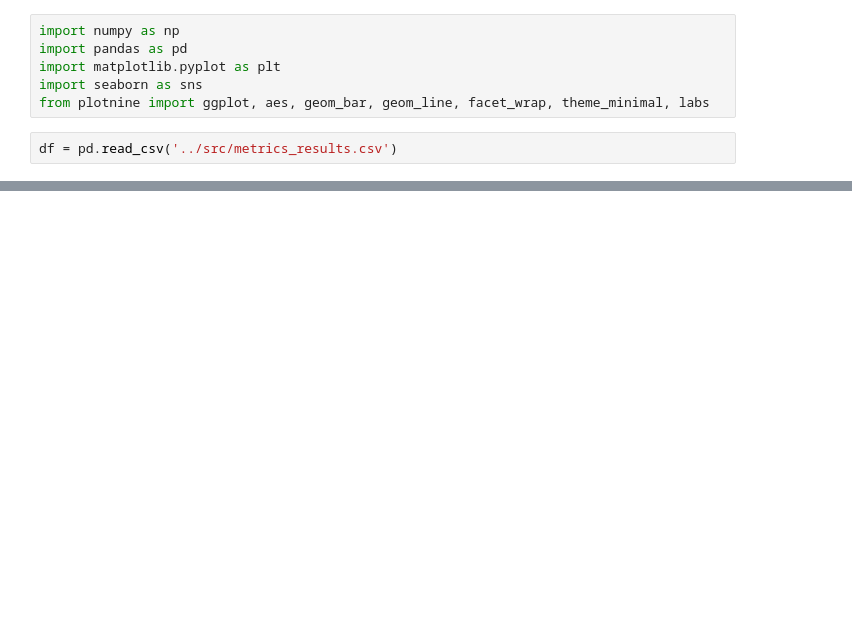
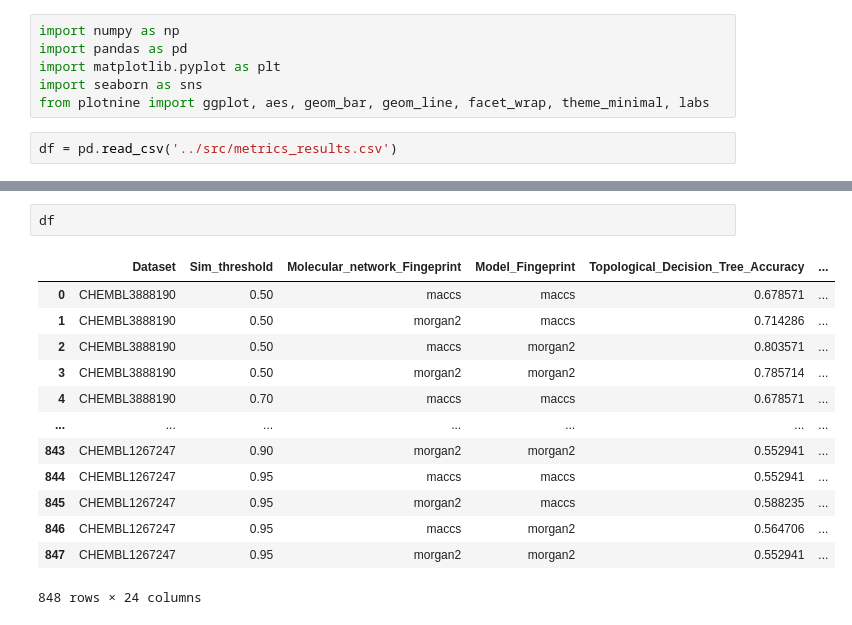
Before and after one commit to Manas02/topologicalimpurity, a Jupyter notebook: notebook/plot.ipynb, the cells around one changed output, grey strips where cells are left out. Drawn from its saved outputs; the diff is of its cells as text; blank space fills up the shorter version.

```diff
--- a/notebook/plot.ipynb
+++ b/notebook/plot.ipynb
@@ -38,0 +64,16 @@ plt.show()
+# %%
+df
+# %% [output]
+|  | Dataset | Sim_threshold | Molecular_network_Fingeprint | Model_Fingeprint | Topological_Decision_Tree_Accuracy | ... |
+| 0 | CHEMBL3888190 | 0.50 | maccs | maccs | 0.678571 | ... |
+| 1 | CHEMBL3888190 | 0.50 | morgan2 | maccs | 0.714286 | ... |
+| 2 | CHEMBL3888190 | 0.50 | maccs | morgan2 | 0.803571 | ... |
+| 3 | CHEMBL3888190 | 0.50 | morgan2 | morgan2 | 0.785714 | ... |
+| 4 | CHEMBL3888190 | 0.70 | maccs | maccs | 0.678571 | ... |
+| ... | ... | ... | ... | ... | ... | ... |
+| 843 | CHEMBL1267247 | 0.90 | morgan2 | morgan2 | 0.552941 | ... |
+| 844 | CHEMBL1267247 | 0.95 | maccs | maccs | 0.552941 | ... |
+| 845 | CHEMBL1267247 | 0.95 | morgan2 | maccs | 0.588235 | ... |
+| 846 | CHEMBL1267247 | 0.95 | maccs | morgan2 | 0.564706 | ... |
+| 847 | CHEMBL1267247 | 0.95 | morgan2 | morgan2 | 0.552941 | ... |
+848 rows × 24 columns
```
Also changed, not shown: parts of 5 cells of this notebook, 58 other files.
